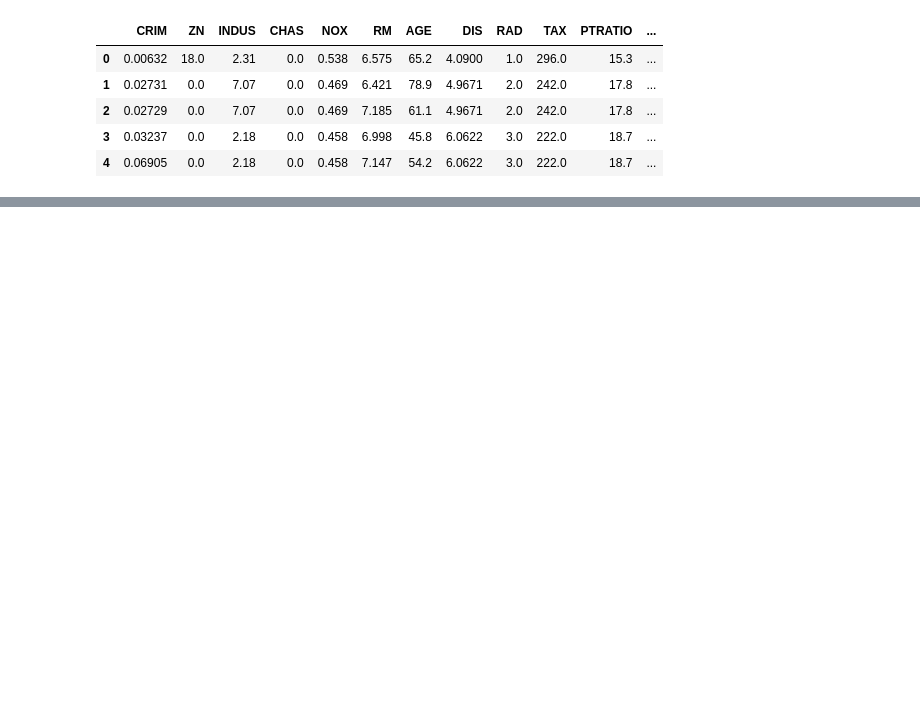
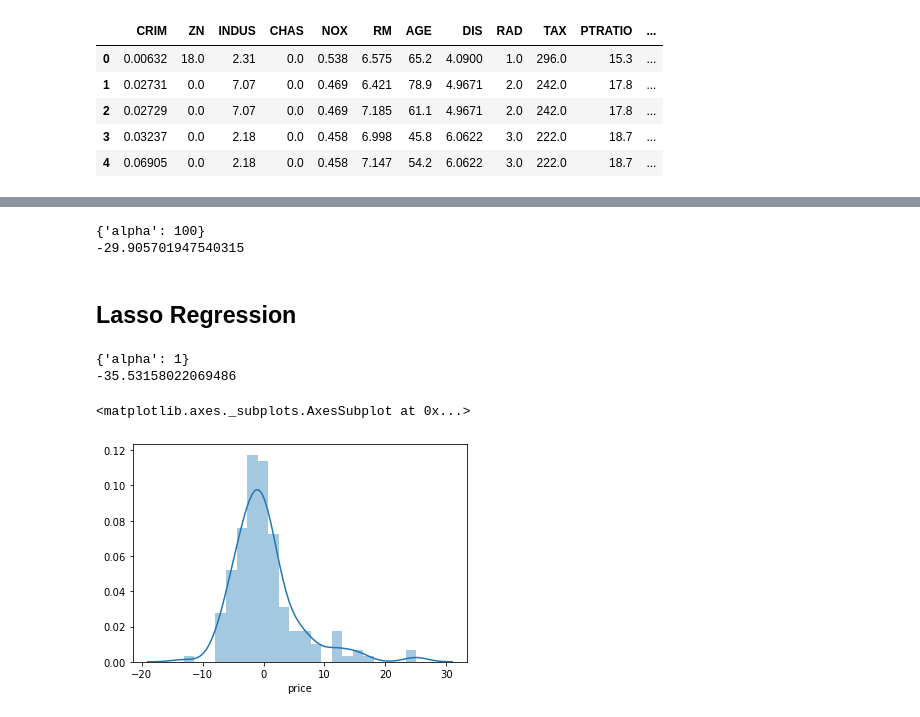
Before and after one commit to rahulrenegade/Machine-Learning-With-Python, a Jupyter notebook: Python for Data Science.ipynb, the cells around one changed output, grey strips where cells are left out. Cells and saved outputs as stored; diff of their text form; code cells hidden in the pictures; blank space fills up the shorter version.

Commit message:
updated ridge and lasso:26-Jun-2020

```diff
--- a/Python for Data Science.ipynb
+++ b/Python for Data Science.ipynb
@@ -1521,0 +1549,38 @@ x
+# %%
+from sklearn.linear_model import Ridge
+from sklearn.model_selection import GridSearchCV
+ridge=Ridge()
+parameters={'alpha':[1e-15,1e-10,1e-8,1e-13,1e-2,1,5,10,20,30,35,40,45,50,55,100]}
+ridge_regression=GridSearchCV(ridge,parameters,scoring="neg_mean_squared_error",cv=5)
+ridge_regression.fit(x,y)
+print(ridge_regression.best_params_)
+print(ridge_regression.best_score_)
+# %% [output]
+{'alpha': 100}
+-29.905701947540315
+# %% [markdown]
+## Lasso Regression
+# %%
+from sklearn.linear_model import Lasso
+from sklearn.model_selection import GridSearchCV
+lasso=Lasso()
+parameters={'alpha':[1e-15,1e-10,1e-8,1e-13,1e-2,1,5,10,20,30,35,40,45,50,55,100]}
+lasso_regression=GridSearchCV(lasso,parameters,scoring="neg_mean_squared_error",cv=5)
+lasso_regression.fit(x,y)
+print(lasso_regression.best_params_)
+print(lasso_regression.best_score_)
+# %% [output]
+{'alpha': 1}
+-35.53158022069486
+# %%
+from sklearn.model_selection import train_test_split
+X_train,X_test,y_train,y_test=train_test_split(x,y,test_size=0.33, random_state=0)
+# %%
+predictions_lasso=lasso_regression.predict(X_test)
+predictions_ridge=ridge_regression.predict(X_test)
+# %%
+import seaborn as sns
+sns.distplot(y_test-predictions_lasso)
+# %% [output]
+<matplotlib.axes._subplots.AxesSubplot at 0x...>
+[figure, added]
```
Also changed, not shown: parts of 11 cells of this notebook.
